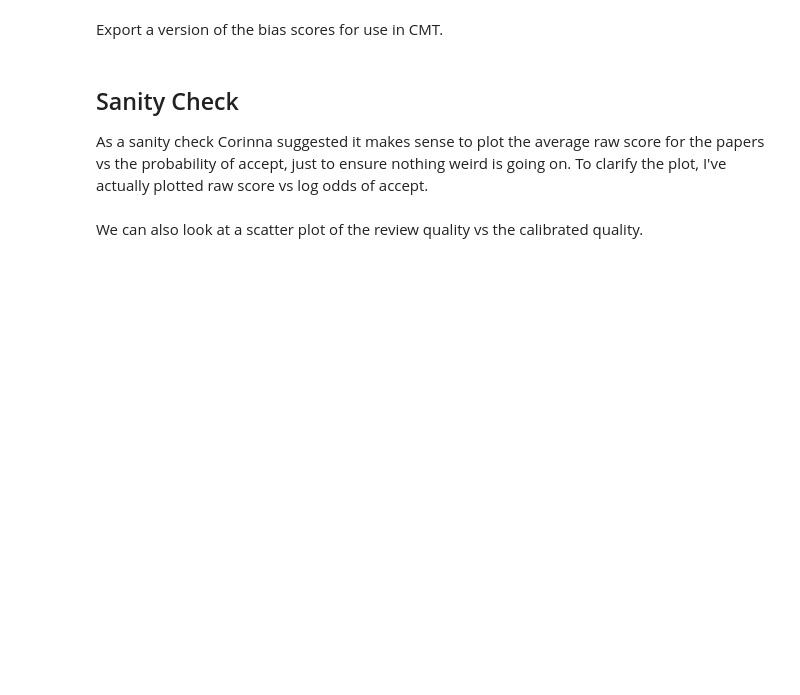
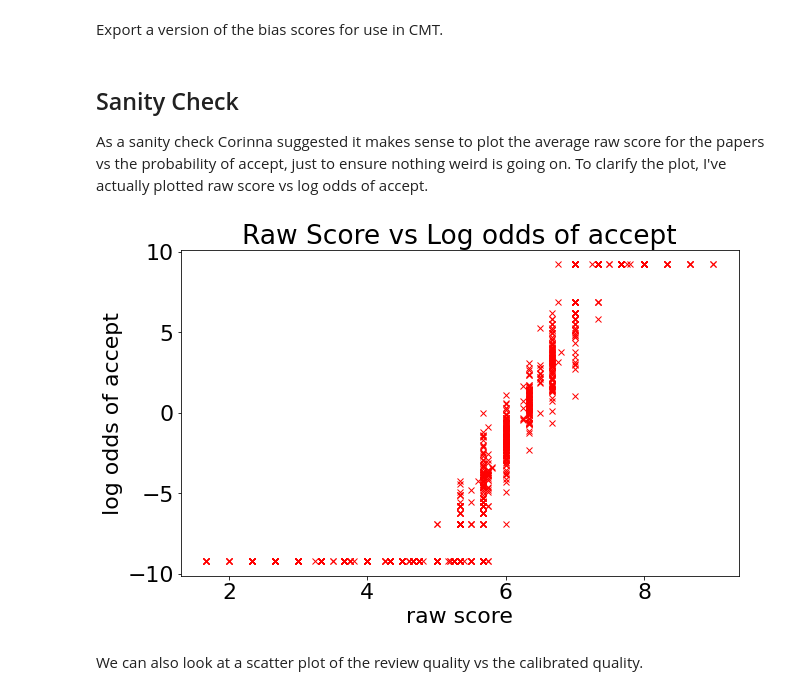
Before and after one commit to sods/neurips2014, a Jupyter notebook: Reviewer Calibration.ipynb, the cells around one changed output. Cells and saved outputs as stored; diff of their text form; code cells hidden in the pictures; blank space fills up the shorter version.

```diff
--- a/Reviewer Calibration.ipynb
+++ b/Reviewer Calibration.ipynb
@@ -216,12 +242,18 @@ bias_export.to_csv(os.path.join(cmtutils.cmt_data_directory, 'reviewer_bias.csv'
 ## Sanity Check
 
 As a sanity check Corinna suggested it makes sense to plot the average raw score for the papers vs the probability of accept, just to ensure nothing weird is going on. To clarify the plot, I've actually plotted raw score vs log odds of accept.
+# %%
+raw_score = pd.Series(np.dot(np.diag(1./X1.sum(0)), np.dot(X1.T, r.Quality)), index=X1.columns)
+prob_accept[prob_accept==0] = 1/(10*samples)
+prob_accept[prob_accept==1] = 1-1/(10*samples)
 # %%
-raw_score = pd.DataFrame(np.dot(np.diag(1./X1.sum(0)), np.dot(X1.T, r.Quality)), index=X1.columns)
-plt.plot(raw_score, np.log(prob_accept)- np.log(1-prob_accept), 'rx')
-plt.title('Raw Score vs Log odds of accept')
-plt.xlabel('raw score')
-plt.ylabel('log odds of accept')
+fig, ax = plt.subplots(figsize=plot.big_wide_figsize)
+ax.plot(raw_score, np.log(prob_accept)- np.log(1-prob_accept), 'rx')
+ax.set_title('Raw Score vs Log odds of accept')
+ax.set_xlabel('raw score')
+_ = ax.set_ylabel('log odds of accept')
+# %% [output]
+[figure, added]
 # %%
 s.name = 'CalibratedQuality'
 r = r.join(s)
```
Also changed, not shown: parts of 22 cells of this notebook, 4 other files.
